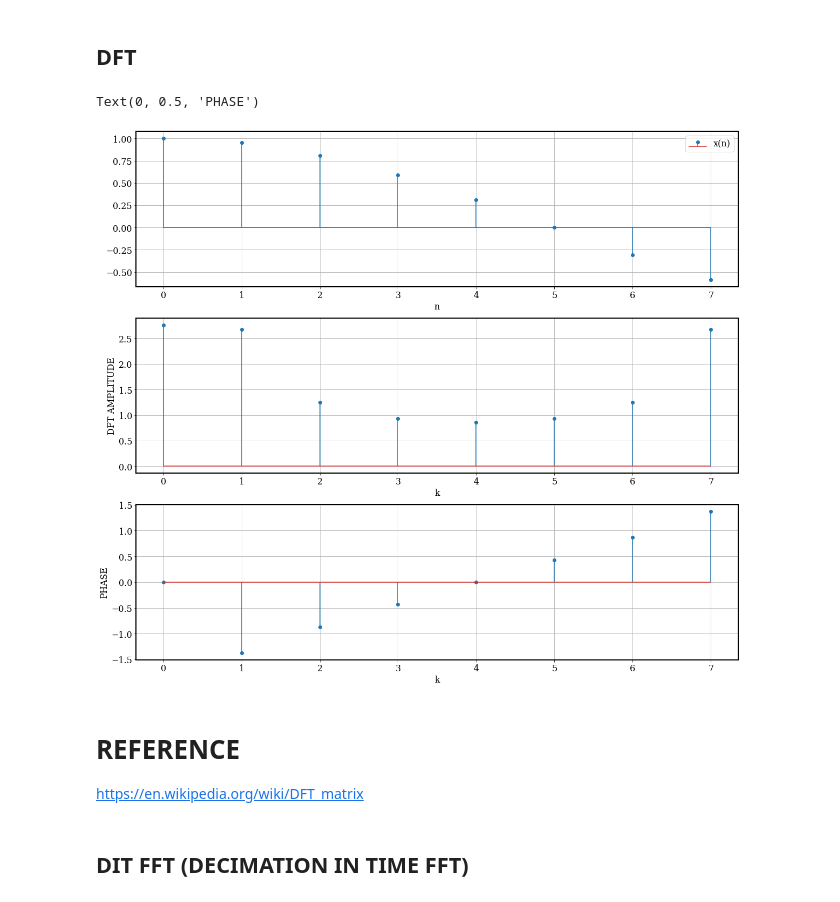
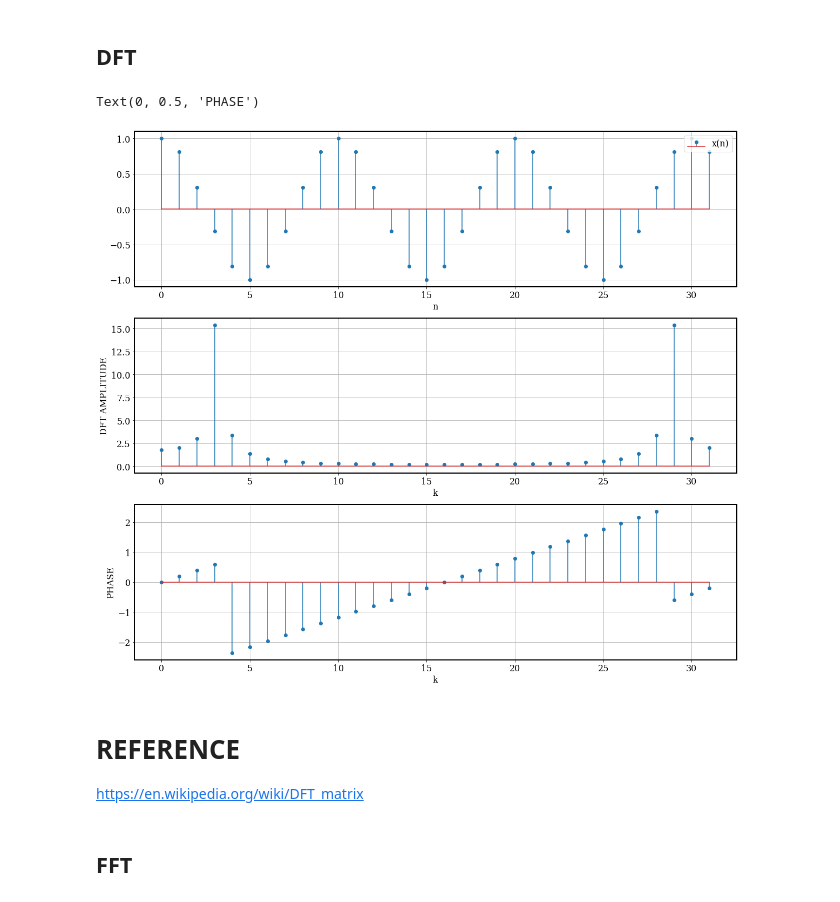
Before and after one commit to moisesoliveira08/Digital-Signal-Processing---UFCG, a Jupyter notebook: DFT.ipynb, the cells around one changed output. Drawn from its saved outputs; the diff is of its cells as text; code cells hidden in the pictures.

```diff
--- a/DFT.ipynb
+++ b/DFT.ipynb
@@ -8,7 +8,7 @@ from numpy.lib.scimath import sqrt as csqrt
 ## DFT
 # %%
 def x(n):
-    x_n = np.cos(2*np.pi*n/20)
+    x_n = np.cos(2*np.pi*n/10)
     return x_n
 # %%
 def DFT(N, x_n):
@@ -23,42 +23,37 @@ def DFT(N, x_n):
     return dft
 # %%
-T = 20 #period of the cosine
-N = 8
-#t = np.linspace(0, 5*T, 10000)
+N = 32
 n = np.arange(0, N)
 k = np.arange(0, N)
 
 dft = DFT(N, x(n))
 phase = np.angle(dft)
 
 figure, ax = plt.subplots(3,1,figsize=(20,18))
 font = {'family' : 'serif',
         'weight' : 'normal',
         'size'   : 16}
 plt.rc('axes', linewidth=2)
 plt.rc('font', **font)
 
 ax[0].stem(n, x(n),label = 'x(n)') ## sinal amostrado
-#ax[0].plot(1000*t, x(t),'--',label = 'x(t)', color = 'Black')
 ax[0].grid(True)
 ax[0].set_xlabel('n')
 ax[0].legend(loc = 'upper right')
 
 ax[1].stem(k, abs(dft))
 ax[1].grid(True)
 ax[1].set_xlabel('k')
 ax[1].set_ylabel('DFT AMPLITUDE')
 
 ax[2].stem(k, phase)
 ax[2].grid(True)
 ax[2].set_xlabel('k')
 ax[2].set_ylabel('PHASE')
 # %% [output]
 Text(0, 0.5, 'PHASE')
-[figure, old version]
+[figure, new version]
 # %% [markdown]
 # REFERENCE
 
 https://en.wikipedia.org/wiki/DFT_matrix
-# %% [markdown]
-## DIT FFT (DECIMATION IN TIME FFT)
@@ -84,0 +60,2 @@ for k in range(N):
+# %% [markdown]
+## FFT
```
Also changed, not shown: parts of 4 cells of this notebook.
